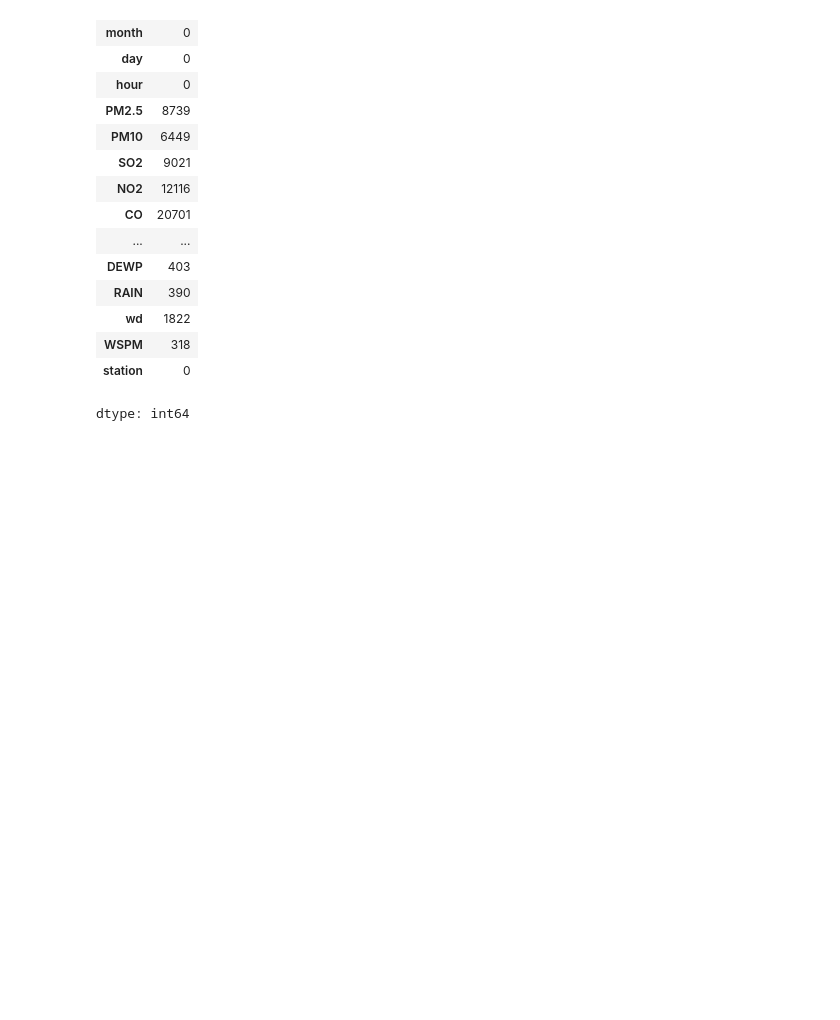
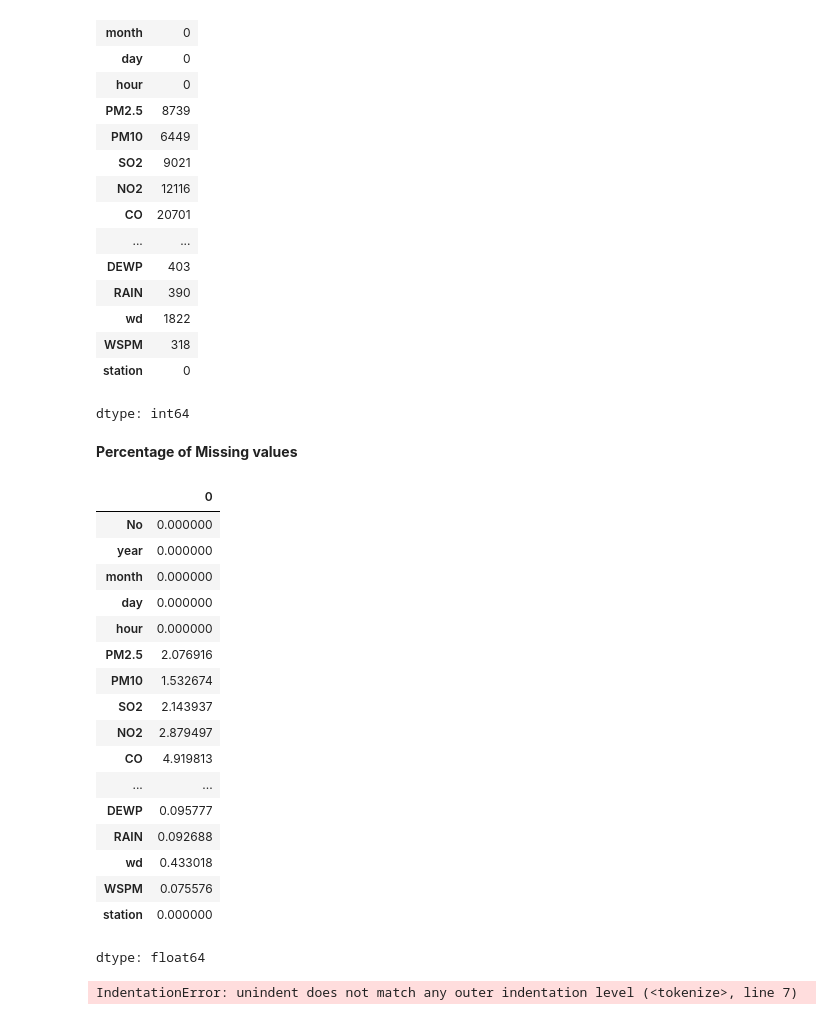
Before and after one commit to SUNDAYTITILAYO/CMP700ACCESSMENT, a Jupyter notebook: ACCESSMENT_PROGRESS.ipynb, the cells around one changed output. Cells and saved outputs as stored; diff of their text form; code cells hidden in the pictures; blank space fills up the shorter version.

```diff
--- a/ACCESSMENT_PROGRESS.ipynb
+++ b/ACCESSMENT_PROGRESS.ipynb
@@ -123,3 +128,44 @@ df.isnull ().sum ()
 | WSPM | 318 |
 | station | 0 |
 dtype: int64
+# %% [markdown]
+**Percentage of Missing values**
+# %%
+ Missing_values_percent = 100 * df.isnull().sum() / len(df)
+ Missing_values_percent
+# %% [output]
+|  | 0 |
+| No | 0.000000 |
+| year | 0.000000 |
+| month | 0.000000 |
+| day | 0.000000 |
+| hour | 0.000000 |
+| PM2.5 | 2.076916 |
+| PM10 | 1.532674 |
+| SO2 | 2.143937 |
+| NO2 | 2.879497 |
+| CO | 4.919813 |
+| ... | ... |
+| DEWP | 0.095777 |
+| RAIN | 0.092688 |
+| wd | 0.433018 |
+| WSPM | 0.075576 |
+| station | 0.000000 |
+dtype: float64
+# %%
+ # Make a table with the results
+          Missing_values _table = pd.concat(Missing_values, missing_values_percent], axis=1)
+          print(Missing_values_table)
+
+        # Rename the columns
+          Missing_values_table.rename(
+          columns = {0 : 'Missing Values', 1 : '% of Total Values'})
+
+        # Sort the table by percentage of missing descending
+         Missing_values_table_ren_columns = Missing_values_table_ren_columns.sort_values(
+         '% of Total Values', ascending=False)
+
+        # Return the dataframe with missing information
+         return Missing_values_table_ren_columns
+# %% [output]
+IndentationError: unindent does not match any outer indentation level (<tokenize>, line 7)
```
Also changed, not shown: parts of 8 cells of this notebook.
